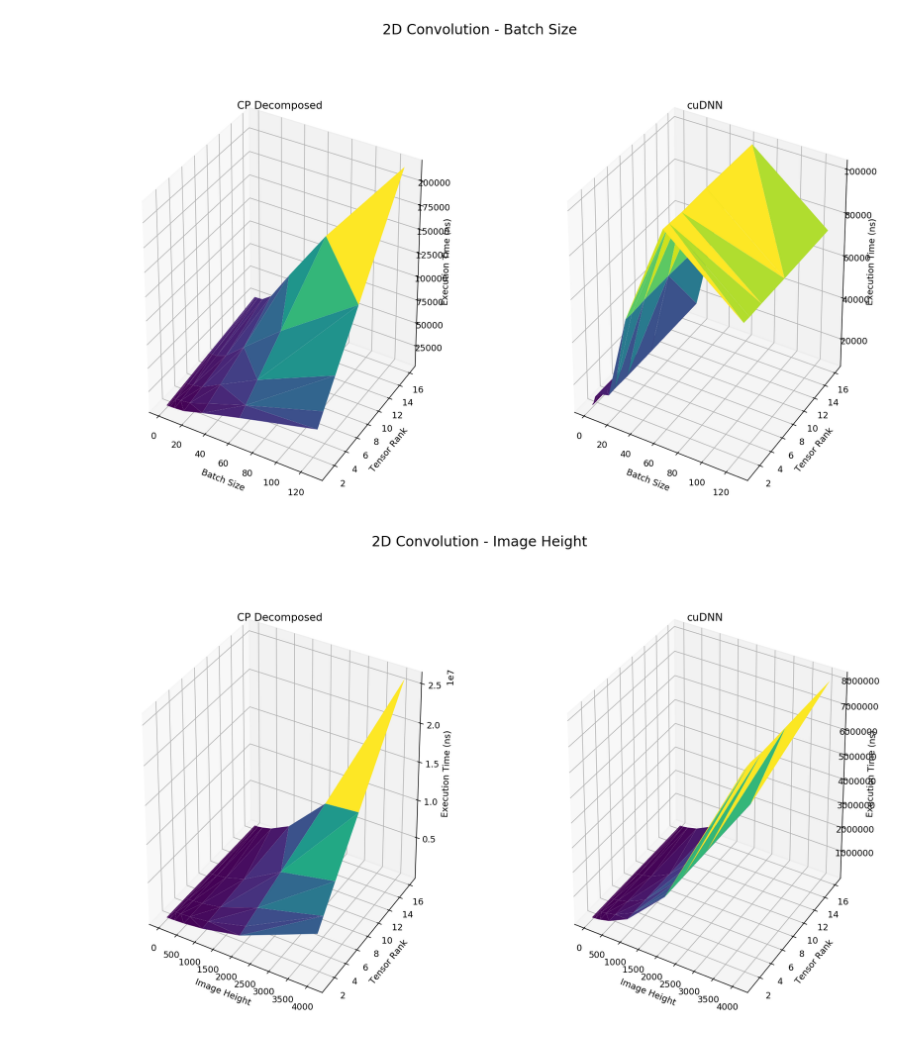
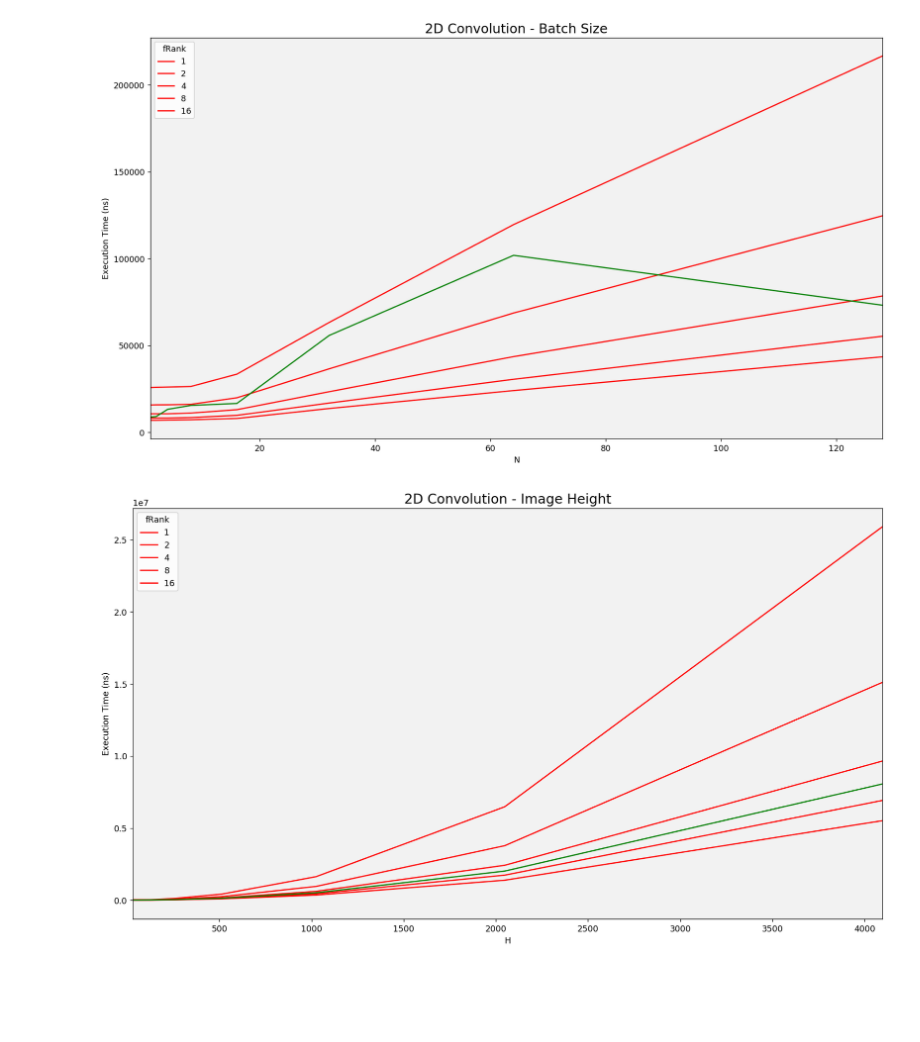
Before and after one commit to Areustle/ParallelTNNLayers, a Jupyter notebook: Cuda_kernels/results/Benchmark plots.ipynb, the cells around one changed output. Saved outputs shown, nothing was run; the diff lists cells and outputs as text; code cells hidden in the pictures; blank space fills up the shorter version.

Commit message:
2d benchmark plots

```diff
--- a/Cuda_kernels/results/Benchmark plots.ipynb
+++ b/Cuda_kernels/results/Benchmark plots.ipynb
@@ -27,15 +6,27 @@ def plot3dRank(cp_df, nv_df, Var, x_label):
+# %%
+def plot2dRank(cp_df, nv_df, Var, x_label):
+    fig = plt.figure(figsize=(16, 9), dpi=128)
+    ax = fig.add_subplot(1,1,1)
+    ax.set_title('2D Convolution - ' + x_label, fontsize=16)
+    ax.set_ylabel('Execution Time (ns)')
+    ax.set_xlabel(x_label)
+    ax.set_facecolor('0.95')
+
+    cp_df.set_index([Var, "fRank"])["ns"].unstack().plot(ax=ax, color="red")
+    nv_df.groupby([Var]).mean()['ns'].plot(ax=ax, color="green")
+    plt.show()
 # %%
 nv_df = pd.read_csv("NVConv2dForward_results_2070_batch_size.txt")
 cp_df = pd.read_csv("CP4Conv2dForward_results_2070_batch_size.txt")
-plot3dRank(cp_df, nv_df, 'N', 'Batch Size')
+plot2dRank(cp_df, nv_df, 'N', 'Batch Size')
 # %% [output]
-[figure, old version]
+[figure, new version]
 # %%
 cp_df = pd.read_csv("CP4Conv2dForward_results_2070_image_size.txt")
 nv_df = pd.read_csv("NVConv2dForward_results_2070_image_size.txt")
-plot3dRank(cp_df, nv_df, 'H', 'Image Height')
+plot2dRank(cp_df, nv_df, 'H', 'Image Height')
 # %% [output]
-[figure, old version]
+[figure, new version]
 # %%
 cp_df = pd.read_csv("CP4Conv2dForward_results_2070_channel_depth.txt")
 nv_df = pd.read_csv("NVConv2dForward_results_2070_channel_depth.txt")
```
Also changed, not shown: parts of 4 cells of this notebook.
